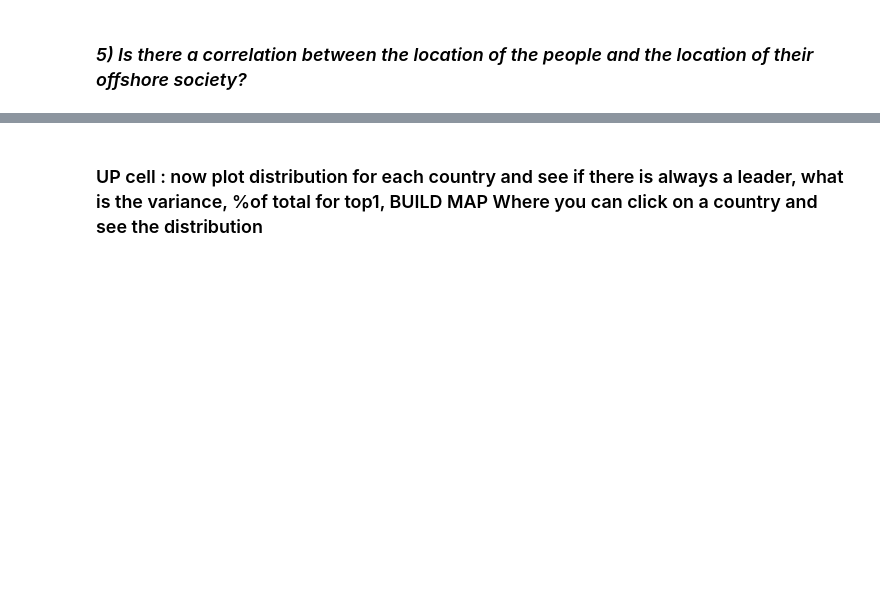
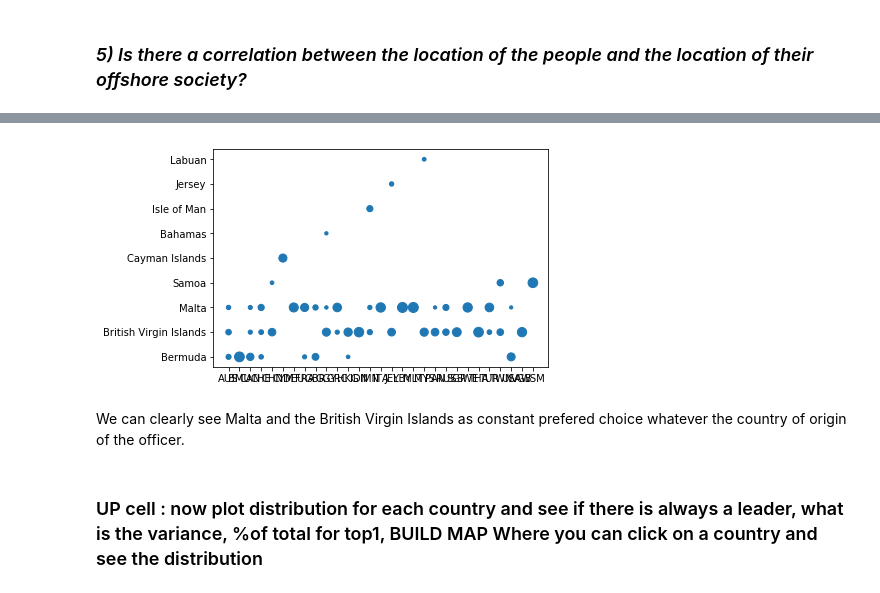
Before and after one commit to yymartin/ADA_Project_Cobra, a Jupyter notebook: Main.ipynb, the cells around one changed output, grey strips where cells are left out. Drawn from its saved outputs; the diff is of its cells as text; code cells hidden in the pictures; blank space fills up the shorter version.

```diff
--- a/Main.ipynb
+++ b/Main.ipynb
@@ -576,0 +743,5 @@ edges_q5.groupby(['start_country', 'end_jurisdiction']).sum()
+# %%
+q5_distrib_country = q5_distrib.groupby('start_country').sum()
+q5_distrib_country = q5_distrib.join(q5_distrib_country, how = 'left', on = 'start_country', rsuffix = '_country')
+q5_distrib_country['pourcentage'] = q5_distrib_country['sum']/q5_distrib_country['sum_country']
+q5_distrib_country.groupby('start_country').count()
@@ -577,3 +768,22 @@ edges_q5.groupby(['start_country', 'end_jurisdiction']).sum()
+# %%
+threshold_scatter_pourc = 0.1
+threshold_scatter_countries = 10000
+
+threshold_mask = (q5_distrib_country['pourcentage'] > threshold_scatter_pourc) \
+& (q5_distrib_country['sum_country'] > threshold_scatter_countries)
+
+q5_thresholded = q5_distrib_country[threshold_mask]
+
+countries_x_scatter =  [val[0] for val in q5_thresholded.index.values]
+jurisdictions_y_scatter =  [jurisdictions[val[1]] for val in q5_thresholded.index.values]
+scalars_scatter = q5_thresholded['pourcentage'].values * 100
+
+plt.scatter(countries_x_scatter, jurisdictions_y_scatter, scalars_scatter)
+plt.show()
+# %% [output]
+[figure, added]
+# %% [markdown]
+We can clearly see Malta and the British Virgin Islands as constant prefered choice whatever the country of origin of the officer.
 # %% [markdown]
 ### UP cell : now plot distribution for each country and see if there is always a leader, what is the variance, %of total for top1, BUILD MAP Where you can click on a country and see the distribution
 # %%
```
Also changed, not shown: parts of 31 cells of this notebook.
